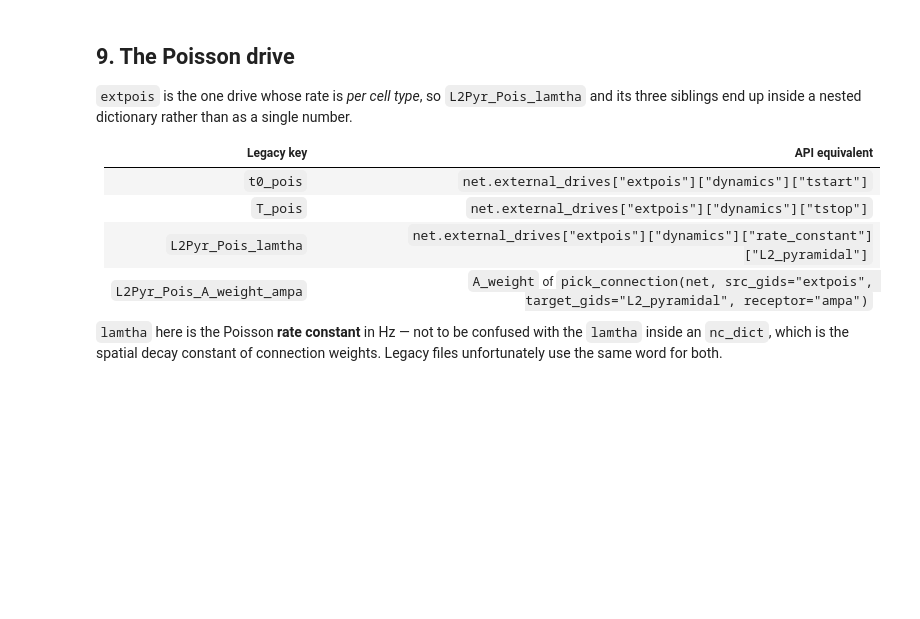
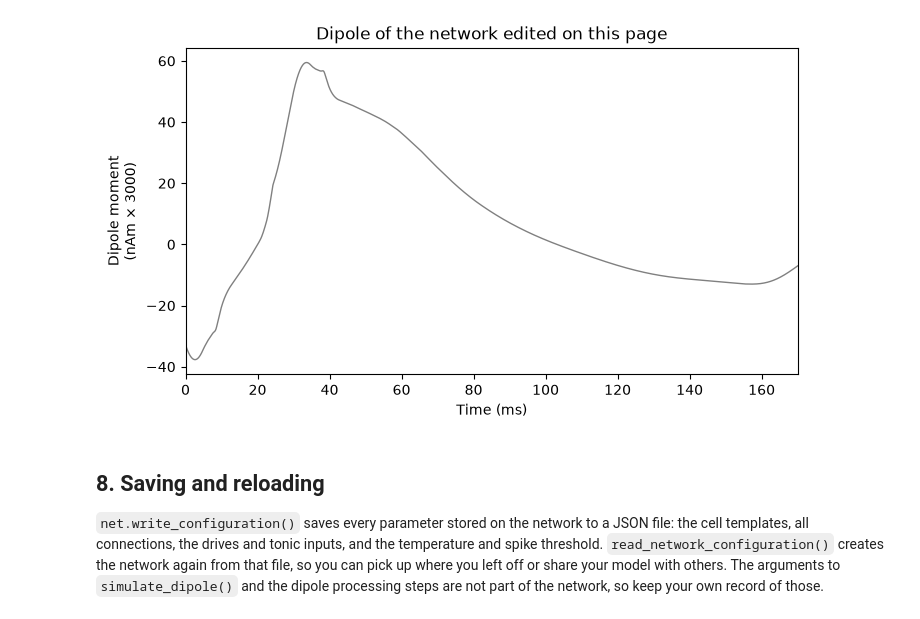
Before and after one commit to asoplata/textbook, a Jupyter notebook: content/08_using_hnn_api/full_api_howto_notebook.ipynb, the cells around one changed output. Drawn from its saved outputs; the diff is of its cells as text; code cells hidden in the pictures; blank space fills up the shorter version.

```diff
--- a/content/08_using_hnn_api/full_api_howto_notebook.ipynb
+++ b/content/08_using_hnn_api/full_api_howto_notebook.ipynb
@@ -711,13 +552,8 @@ for short, long in LONG_NAME.items():
 # %%
-# Change one weight. set_drive_weight() writes it to net.connectivity *and* to the
-# bookkeeping copy in net.external_drives.
-set_drive_weight(net, "evprox1", "L2_pyramidal", "ampa", 0.02)
-set_drive_weight(net, "evprox2", "L5_pyramidal", "ampa", 0.75)
-set_drive_weight(net, "evdist1", "L5_pyramidal", "nmda", 0.09)
+net.add_tonic_bias(amplitude={"L5_pyramidal": 0.01}, section="soma", t0=0.0, tstop=None)
 
-idx = pick_connection(net, src_gids="evprox1", target_gids="L2_pyramidal",
-                      receptor="ampa")[0]
-show(
-    "net.connectivity[idx]['nc_dict']['A_weight']",
-    "net.external_drives['evprox1']['weights_ampa']['L2_pyramidal']",
-)
+show("net.external_biases['tonic']['L5_pyramidal']['amplitude']")
+
+net.external_biases["tonic"]["L5_pyramidal"]["amplitude"] = 0.02
+
+show("net.external_biases['tonic']['L5_pyramidal']['amplitude']")
@@ -752,6 +568,2 @@ Some of the renaming is not obvious, so it is worth spelling out:
 # %%
-show(
-    "net.external_drives['bursty1']['dynamics']",
-    "net.external_drives['bursty2']['dynamics']",
-    "net.external_drives['bursty1']['n_drive_cells']",
-)
+dpls = simulate_dipole(net, tstop=170.0, dt=0.025, n_trials=1)
@@ -777,35 +599,19 @@ show(
 # %%
-# input_prox_A_weight_<cell>_<receptor>  and  input_prox_A_delay_L2 / _L5
-set_drive_weight(net, "bursty1", "L5_pyramidal", "ampa", 4e-05)
-set_drive_weight(net, "bursty1", "L2_pyramidal", "ampa", 4e-05)
+dpl = dpls[0].copy().smooth(window_len=30.0).scale(3000)
 
-# A delay key covers a whole layer, so loop over that layer's cell types.
-for cell_type in ("L5_pyramidal", "L5_basket"):       # input_prox_A_delay_L5
-    set_drive_delay(net, "bursty1", cell_type, 1.0)
-for cell_type in ("L2_pyramidal", "L2_basket"):       # input_prox_A_delay_L2
-    set_drive_delay(net, "bursty1", cell_type, 0.1)
-
-idx = pick_connection(net, src_gids="bursty1", target_gids="L5_pyramidal",
-                      receptor="ampa")[0]
-show(
-    "net.connectivity[idx]['nc_dict']",
-    "net.external_drives['bursty1']['weights_ampa']",
-    "net.external_drives['bursty1']['synaptic_delays']",
-)
+fig, ax = plt.subplots(figsize=(7, 4), constrained_layout=True)
+dpl.plot(ax=ax, show=False)
+ax.set_title("Dipole of the network edited on this page")
+plt.show()
+# %% [output]
+[figure, added]
 # %% [markdown]
-## 9. The Poisson drive
+## 8. Saving and reloading
 
-`extpois` is the one drive whose rate is *per cell type*, so `L2Pyr_Pois_lamtha` and its
-three siblings end up inside a nested dictionary rather than as a single number.
-
-| Legacy key | API equivalent |
-| --- | --- |
-| `t0_pois` | `net.external_drives["extpois"]["dynamics"]["tstart"]` |
-| `T_pois` | `net.external_drives["extpois"]["dynamics"]["tstop"]` |
-| `L2Pyr_Pois_lamtha` | `net.external_drives["extpois"]["dynamics"]["rate_constant"]["L2_pyramidal"]` |
-| `L2Pyr_Pois_A_weight_ampa` | `A_weight` of `pick_connection(net, src_gids="extpois", target_gids="L2_pyramidal", receptor="ampa")` |
-
-`lamtha` here is the Poisson **rate constant** in Hz — not to be confused with the
-`lamtha` inside an `nc_dict`, which is the spatial decay constant of connection weights.
-Legacy files unfortunately use the same word for both.
+`net.write_configuration()` saves every parameter stored on the network to a JSON file:
+the cell templates, all connections, the drives and tonic inputs, and the temperature and
+spike threshold. `read_network_configuration()` creates the network again from that file,
+so you can pick up where you left off or share your model with others. The arguments to
+`simulate_dipole()` and the dipole processing steps are not part of the network, so keep
+your own record of those.
 # %%
```
Also changed, not shown: parts of 84 cells of this notebook.
